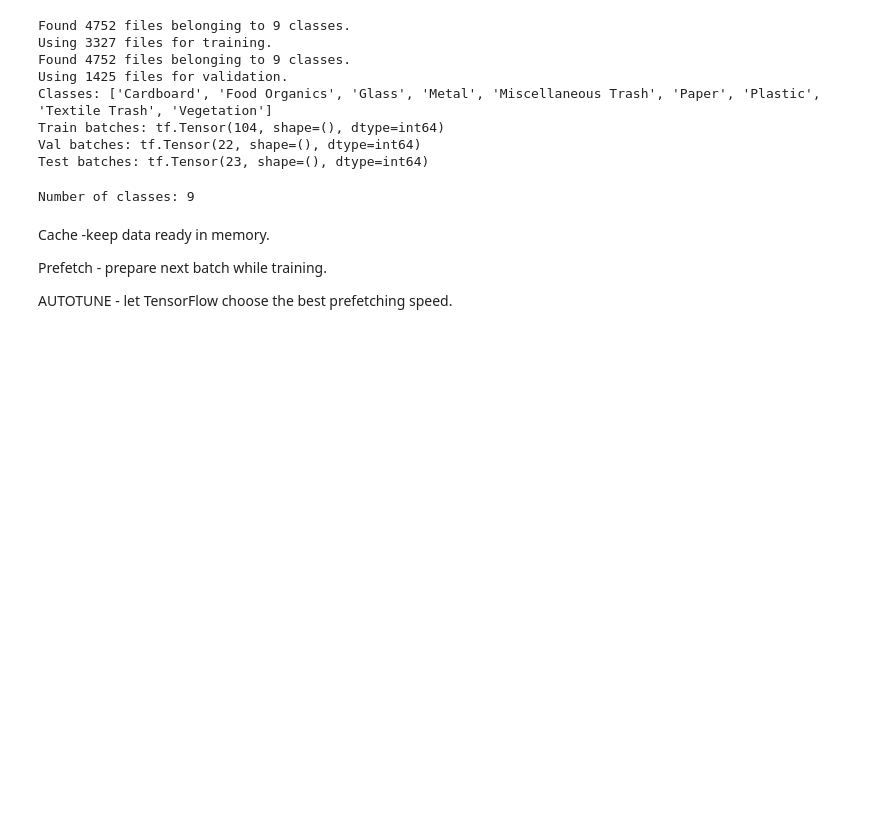
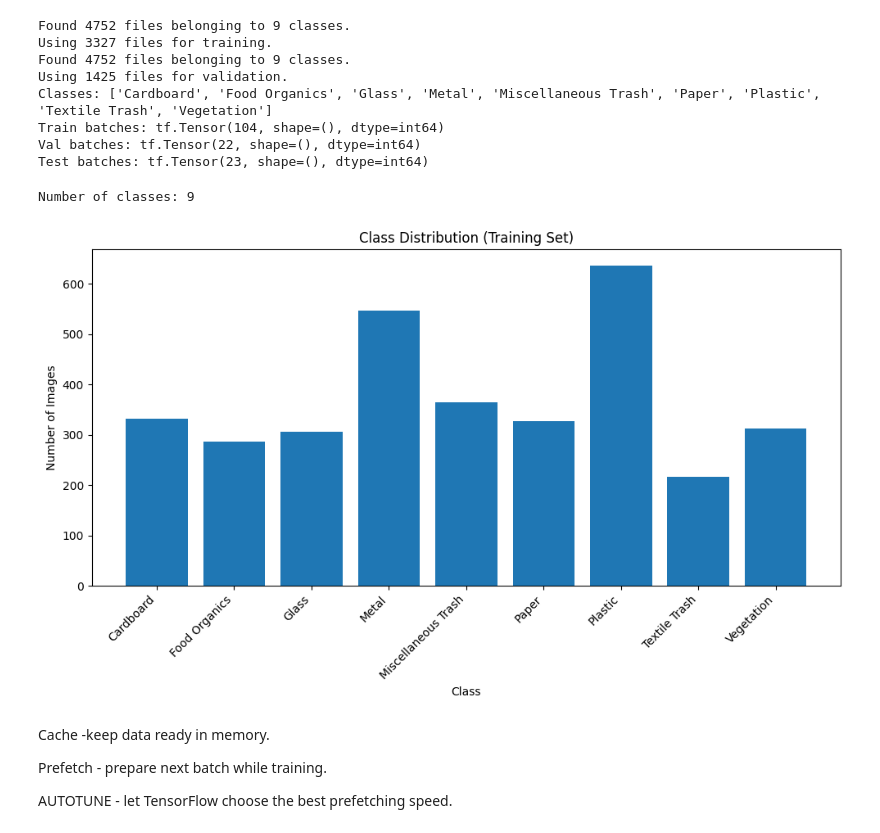
Before and after one commit to NethmiAmasha/Waste-Image-Classification-CNN, a Jupyter notebook: CNN.ipynb, the cells around one changed output. Cells and saved outputs as stored; diff of their text form; code cells hidden in the pictures; blank space fills up the shorter version.

```diff
--- a/CNN.ipynb
+++ b/CNN.ipynb
@@ -87,6 +76,30 @@ num_classes = len(train_ds.class_names)
 print("Number of classes:", num_classes)
 # %% [output]
 Number of classes: 9
+# %%
+import matplotlib.pyplot as plt
+import numpy as np
+
+# Get class names from the dataset
+labels = train_ds.class_names
+num_classes = len(labels)
+counts = [0] * num_classes
+
+# Iterate through the dataset to count images per class
+for images, labels_batch in train_ds:
+    for label in labels_batch.numpy():
+        counts[label] += 1
+
+plt.figure(figsize=(10, 6))
+plt.bar(labels, counts)
+plt.title("Class Distribution (Training Set)")
+plt.xlabel("Class")
+plt.ylabel("Number of Images")
+plt.xticks(rotation=45, ha="right")
+plt.tight_layout() # Adjust layout to prevent labels overlapping
+plt.show()
+# %% [output]
+[figure, added]
 # %%
 AUTOTUNE = tf.data.AUTOTUNE
 
```
Also changed, not shown: parts of 10 cells of this notebook.
